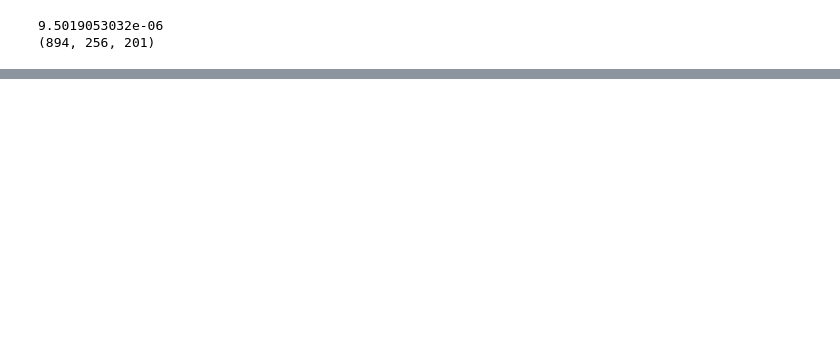
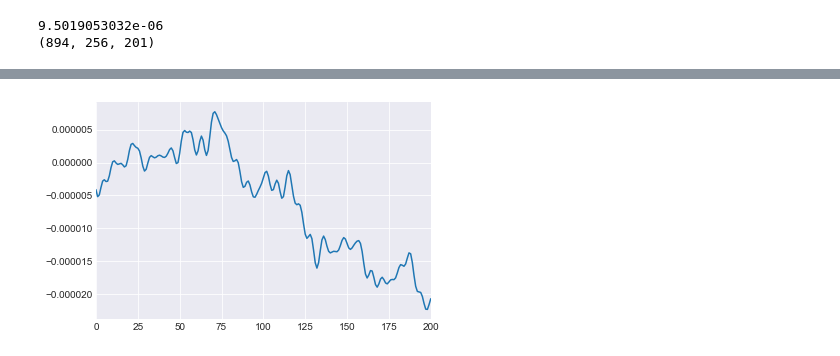
Before and after one commit to lucasputer/CienciaDeDatos, a Jupyter notebook: tp2/Pruebas.ipynb, the cells around one changed output, grey strips where cells are left out. Cells and saved outputs as stored; diff of their text form; code cells hidden in the pictures; blank space fills up the shorter version.

Commit message:
Agrego un grafico y comentarios

```diff
--- a/tp2/Pruebas.ipynb
+++ b/tp2/Pruebas.ipynb
@@ -108,0 +113,10 @@ plt.show()
+# %%
+
+# Viendo este grafico creo que habia que suavizar la funcion
+# Capaz asi el grafico de arriba se pone mas interesante
+
+
+sns.tsplot(averagedElectrodesByEpoch[20])
+plt.show()
+# %% [output]
+[figure, added]
```
Also changed, not shown: parts of 2 cells of this notebook.
